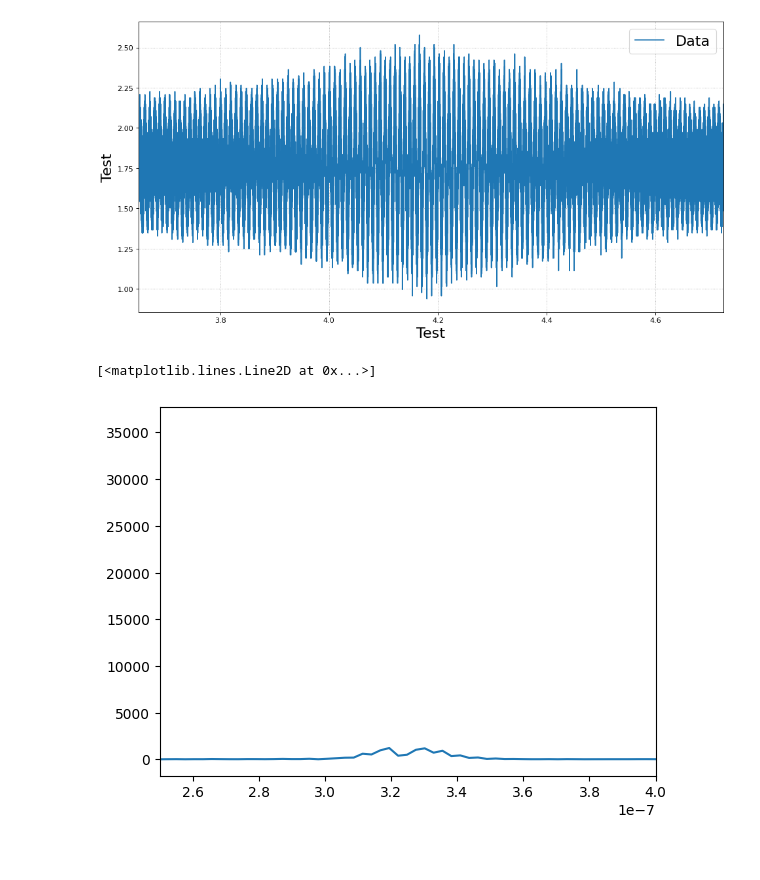
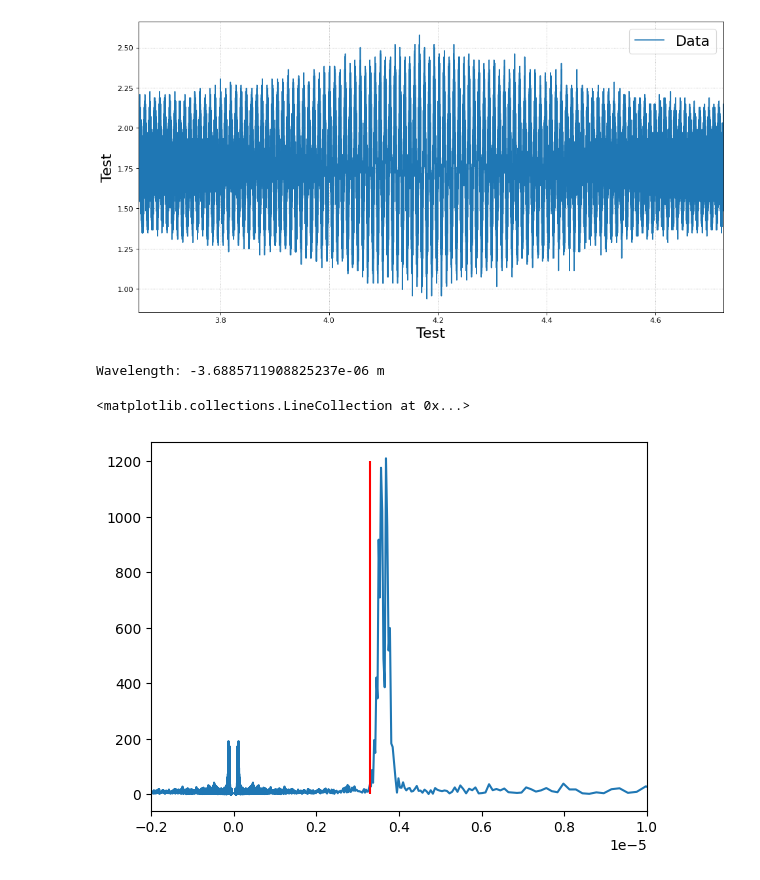
Before and after one commit to Friedrich-Jahns/Fortgeschrittenen-Praktikum-Physik, a Jupyter notebook: FP4_Michelson/A5/A5.ipynb, the cells around one changed output. Drawn from its saved outputs; the diff is of its cells as text; code cells hidden in the pictures.

```diff
--- a/FP4_Michelson/A5/A5.ipynb
+++ b/FP4_Michelson/A5/A5.ipynb
@@ -28,17 +24,32 @@ plt.errorbar(data[0],data[1],label = 'Data')
 f.form([3.650,4.725])
 # %% [output]
 [figure]
-# %%
-sr = 0.5/(f.pos(data[0],4.4)-f.pos(data[0],3.9))
-n = len(data[1])
-d = 1/sr
-
-
-
-yf = fft.rfft(data[1])
-xs = fft.rfftfreq(n=n,d=d)
-plt.xlim(2.5e-7,4e-7)
-plt.plot(xs,np.abs(yf))
-# %% [output]
-[<matplotlib.lines.Line2D at 0x...>]
-[figure, removed]
+# %%
+freq_scale = 2/5.127868608985219*1e-3
+
+intensity = data[1]
+position  = data[0]*freq_scale
+
+
+intensity -= np.mean(intensity)
+
+
+freqs = np.fft.fftfreq(len(intensity), d=((np.mean(np.diff(position)))))
+fft_int = np.fft.fft(intensity)
+
+
+peak_idx = np.argmax(np.abs(fft_int))
+peak_freq = freqs[peak_idx]
+
+
+print(f"Wavelength: {1/peak_freq} m")
+
+freqs = 1/freqs
+
+plt.plot(freqs, np.abs(fft_int))
+plt.xlim(-2e-6,1e-5)
+plt.vlines(3.31e-6,0,1200,colors="r")
+# %% [output]
+Wavelength: -3.6885711908825237e-06 m
+<matplotlib.collections.LineCollection at 0x...>
+[figure, added]
```
Also changed, not shown: parts of 5 cells of this notebook, 5 other files.
